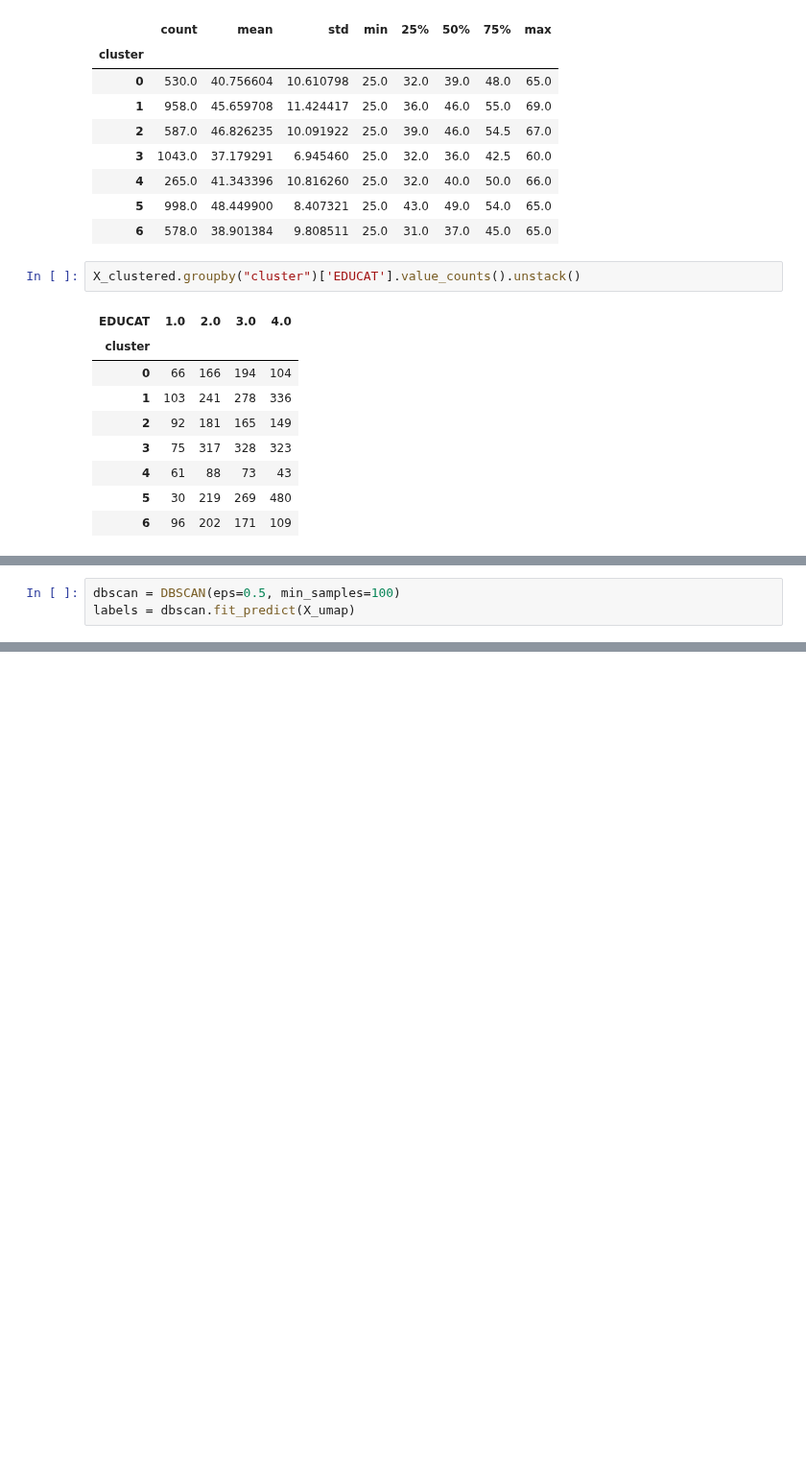
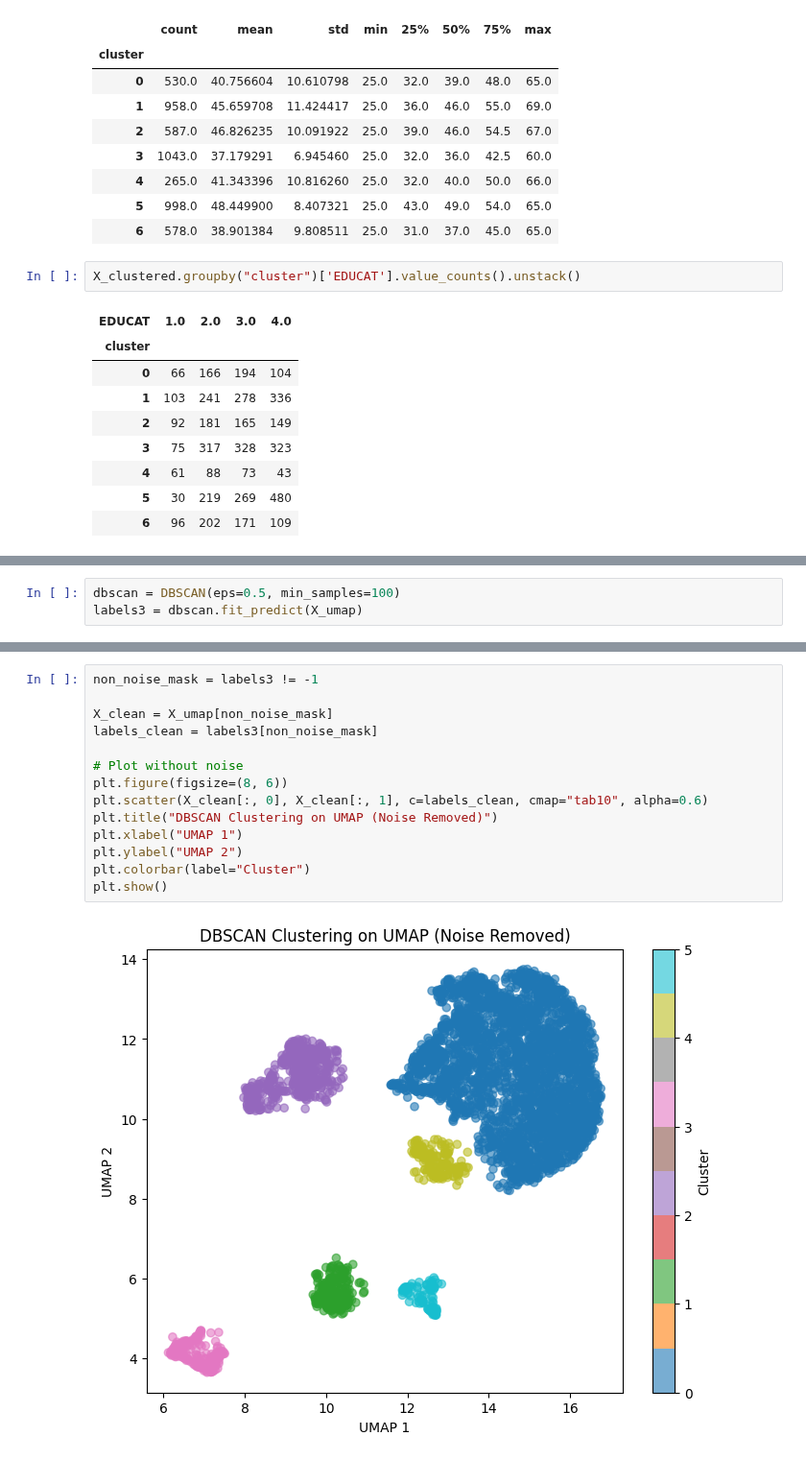
Before and after one commit to samroska/milestone-2-siads-696, a Jupyter notebook: Notebook1.ipynb, the cells around one changed output, grey strips where cells are left out. Shown at 96% size. Drawn from its saved outputs; the diff is of its cells as text; blank space fills up the shorter version.

```diff
--- a/Notebook1.ipynb
+++ b/Notebook1.ipynb
@@ -206,4 +227,4 @@ Mean F1 score: 0.8807075509814881
 # %%
 dbscan = DBSCAN(eps=0.5, min_samples=100)
-labels = dbscan.fit_predict(X_umap)
+labels3 = dbscan.fit_predict(X_umap)
 # %%
@@ -215,3 +236,19 @@ plt.colorbar(label="Cluster")
 plt.show()
 # %% [output]
 [figure]
+# %%
+non_noise_mask = labels3 != -1
+
+X_clean = X_umap[non_noise_mask]
+labels_clean = labels3[non_noise_mask]
+
+# Plot without noise
+plt.figure(figsize=(8, 6))
+plt.scatter(X_clean[:, 0], X_clean[:, 1], c=labels_clean, cmap="tab10", alpha=0.6)
+plt.title("DBSCAN Clustering on UMAP (Noise Removed)")
+plt.xlabel("UMAP 1")
+plt.ylabel("UMAP 2")
+plt.colorbar(label="Cluster")
+plt.show()
+# %% [output]
+[figure, added]
```
Also changed, not shown: parts of 7 cells of this notebook.
